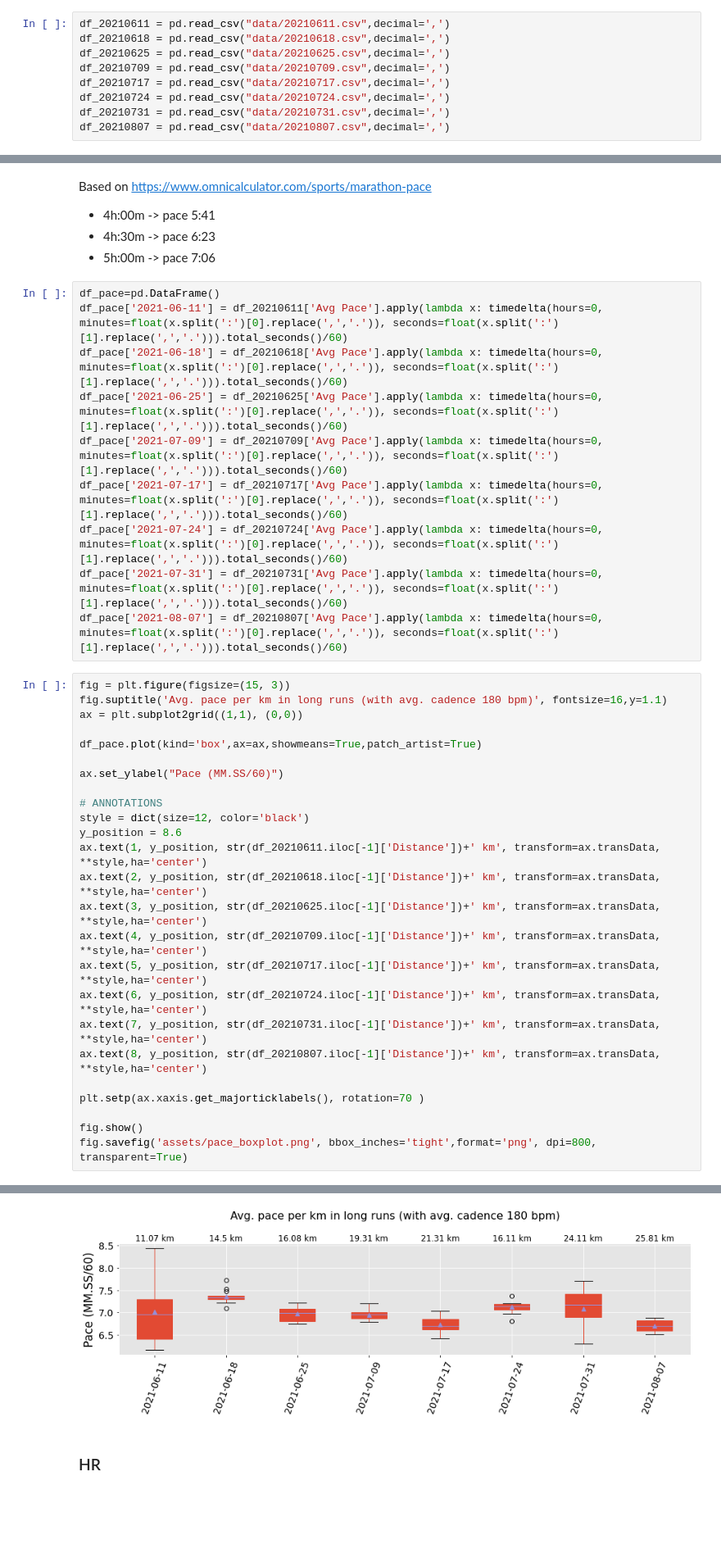
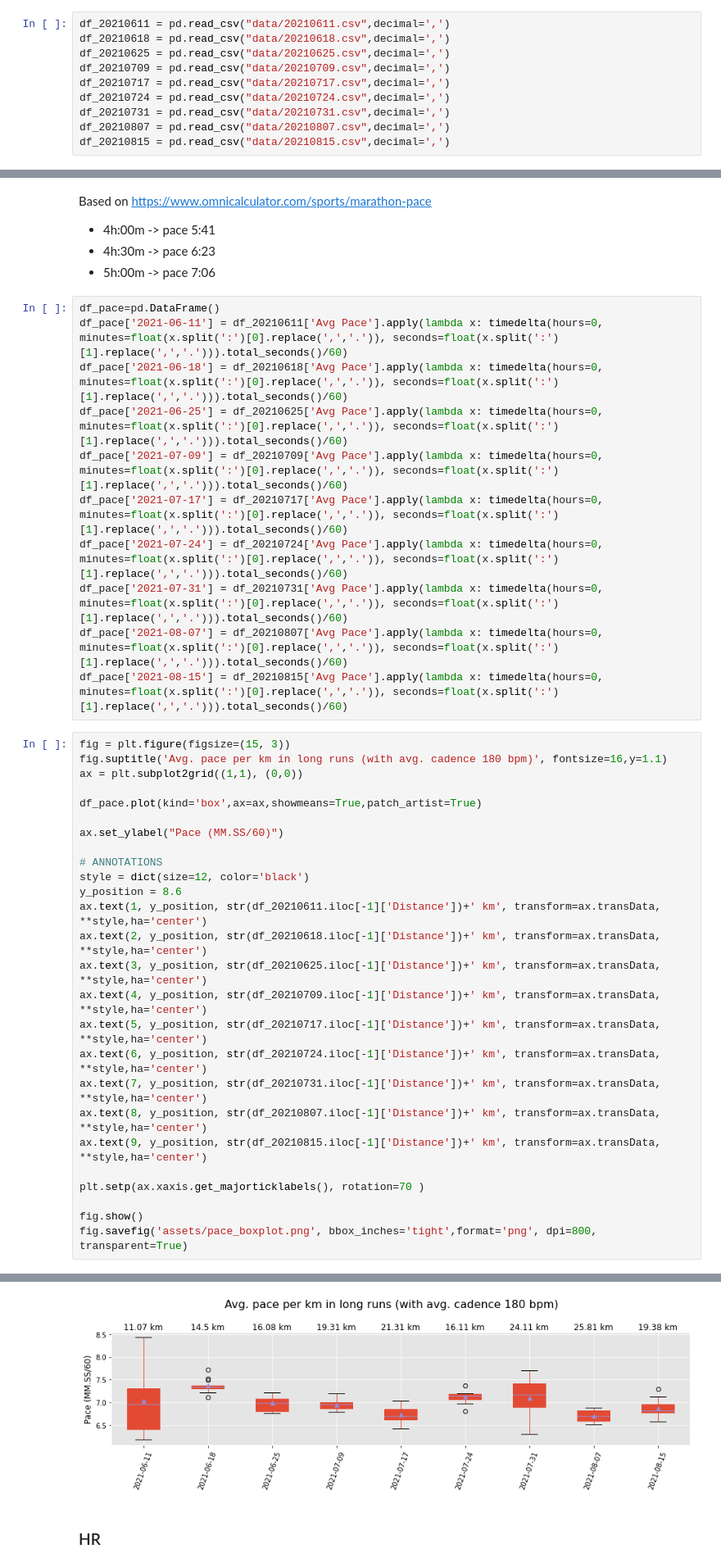
Before and after one commit to jjsantanna/my_health_stats, a Jupyter notebook: my_health_stats.ipynb, the cells around one changed output, grey strips where cells are left out. Shown at 82% size. Saved outputs shown, nothing was run; the diff lists cells and outputs as text; blank space fills up the shorter version.

Commit message:
new graphs

```diff
--- a/my_health_stats.ipynb
+++ b/my_health_stats.ipynb
@@ -540,6 +545,7 @@ df_20210717 = pd.read_csv("data/20210717.csv",decimal=',')
 df_20210724 = pd.read_csv("data/20210724.csv",decimal=',')
 df_20210731 = pd.read_csv("data/20210731.csv",decimal=',')
 df_20210807 = pd.read_csv("data/20210807.csv",decimal=',')
+df_20210815 = pd.read_csv("data/20210815.csv",decimal=',')
 # %% [markdown]
 ## Pace
 # %% [markdown]
@@ -559,34 +565,36 @@ df_pace['2021-07-17'] = df_20210717['Avg Pace'].apply(lambda x: timedelta(hours=
 df_pace['2021-07-24'] = df_20210724['Avg Pace'].apply(lambda x: timedelta(hours=0, minutes=float(x.split(':')[0].replace(',','.')), seconds=float(x.split(':')[1].replace(',','.'))).total_seconds()/60)
 df_pace['2021-07-31'] = df_20210731['Avg Pace'].apply(lambda x: timedelta(hours=0, minutes=float(x.split(':')[0].replace(',','.')), seconds=float(x.split(':')[1].replace(',','.'))).total_seconds()/60)
 df_pace['2021-08-07'] = df_20210807['Avg Pace'].apply(lambda x: timedelta(hours=0, minutes=float(x.split(':')[0].replace(',','.')), seconds=float(x.split(':')[1].replace(',','.'))).total_seconds()/60)
+df_pace['2021-08-15'] = df_20210815['Avg Pace'].apply(lambda x: timedelta(hours=0, minutes=float(x.split(':')[0].replace(',','.')), seconds=float(x.split(':')[1].replace(',','.'))).total_seconds()/60)
 # %%
 fig = plt.figure(figsize=(15, 3))
 fig.suptitle('Avg. pace per km in long runs (with avg. cadence 180 bpm)', fontsize=16,y=1.1)
 ax = plt.subplot2grid((1,1), (0,0))
 
 df_pace.plot(kind='box',ax=ax,showmeans=True,patch_artist=True)
 
 ax.set_ylabel("Pace (MM.SS/60)")
 
 # ANNOTATIONS
 style = dict(size=12, color='black')
 y_position = 8.6
 ax.text(1, y_position, str(df_20210611.iloc[-1]['Distance'])+' km', transform=ax.transData, **style,ha='center')
 ax.text(2, y_position, str(df_20210618.iloc[-1]['Distance'])+' km', transform=ax.transData, **style,ha='center')
 ax.text(3, y_position, str(df_20210625.iloc[-1]['Distance'])+' km', transform=ax.transData, **style,ha='center')
 ax.text(4, y_position, str(df_20210709.iloc[-1]['Distance'])+' km', transform=ax.transData, **style,ha='center')
 ax.text(5, y_position, str(df_20210717.iloc[-1]['Distance'])+' km', transform=ax.transData, **style,ha='center')
 ax.text(6, y_position, str(df_20210724.iloc[-1]['Distance'])+' km', transform=ax.transData, **style,ha='center')
 ax.text(7, y_position, str(df_20210731.iloc[-1]['Distance'])+' km', transform=ax.transData, **style,ha='center')
 ax.text(8, y_position, str(df_20210807.iloc[-1]['Distance'])+' km', transform=ax.transData, **style,ha='center')
+ax.text(9, y_position, str(df_20210815.iloc[-1]['Distance'])+' km', transform=ax.transData, **style,ha='center')
 
 plt.setp(ax.xaxis.get_majorticklabels(), rotation=70 )
 
 fig.show()
 fig.savefig('assets/pace_boxplot.png', bbox_inches='tight',format='png', dpi=800, transparent=True)
 # %% [output]
 Matplotlib is currently using module://ipykernel.pylab.backend_inline, which is a non-GUI backend, so cannot show the figure.
-[figure, old version]
+[figure, new version]
 # %% [markdown]
 ### HR
 # %%
```
Also changed, not shown: parts of 7 cells of this notebook, 11 other files.
